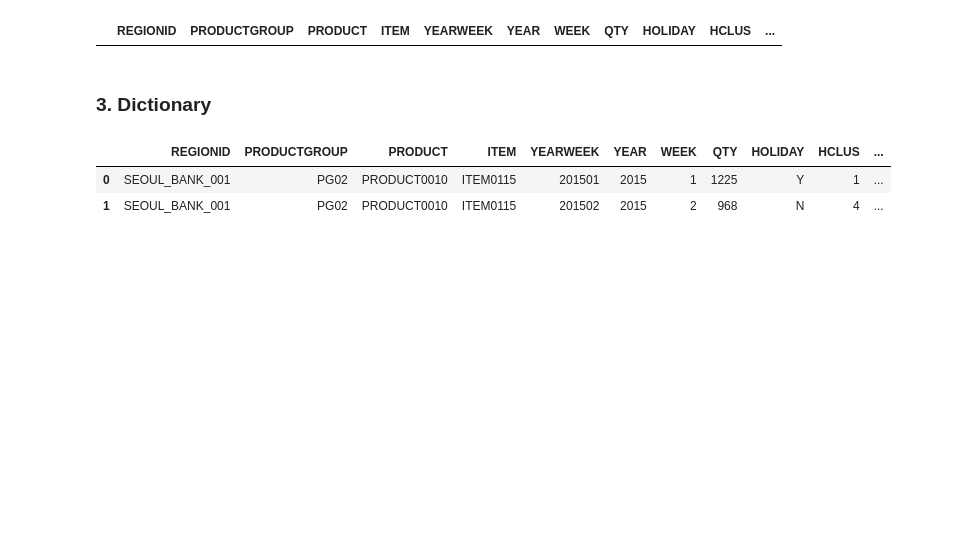
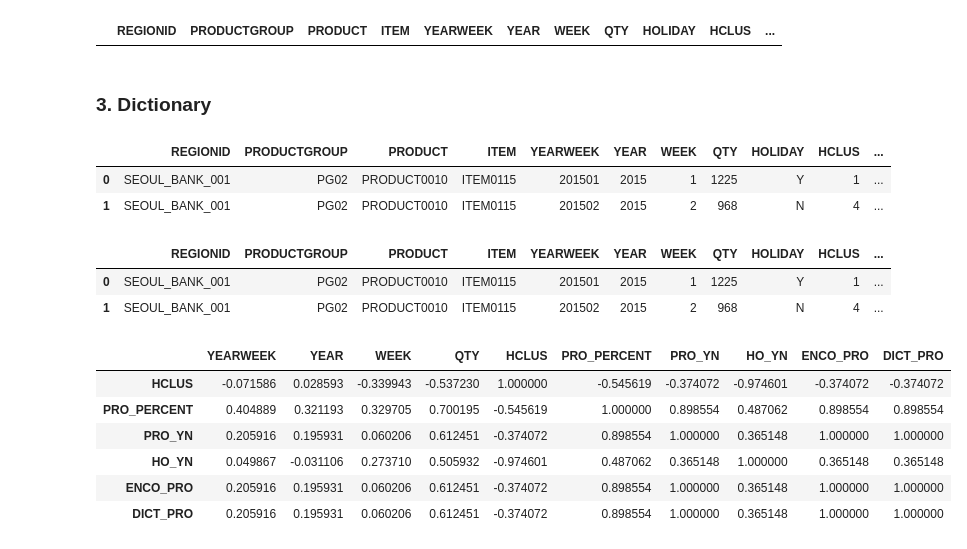
Before and after one commit to bearcho/sep3, a Jupyter notebook: 9월3일실습.ipynb, the cells around one changed output. Saved outputs shown, nothing was run; the diff lists cells and outputs as text; code cells hidden in the pictures; blank space fills up the shorter version.

```diff
--- a/9월3일실습.ipynb
+++ b/9월3일실습.ipynb
@@ -106,3 +106,25 @@ featuresData.head(2)
 |  | REGIONID | PRODUCTGROUP | PRODUCT | ITEM | YEARWEEK | YEAR | WEEK | QTY | HOLIDAY | HCLUS | ... |
 | 0 | SEOUL_BANK_001 | PG02 | PRODUCT0010 | ITEM0115 | 201501 | 2015 | 1 | 1225 | Y | 1 | ... |
 | 1 | SEOUL_BANK_001 | PG02 | PRODUCT0010 | ITEM0115 | 201502 | 2015 | 2 | 968 | N | 4 | ... |
+# %%
+cleansedData = featuresData[ (featuresData.YEARWEEK >= 201501) & (featuresData.YEARWEEK <= 201652) ]
+# %%
+cleansedData.head(2)
+# %% [output]
+|  | REGIONID | PRODUCTGROUP | PRODUCT | ITEM | YEARWEEK | YEAR | WEEK | QTY | HOLIDAY | HCLUS | ... |
+| 0 | SEOUL_BANK_001 | PG02 | PRODUCT0010 | ITEM0115 | 201501 | 2015 | 1 | 1225 | Y | 1 | ... |
+| 1 | SEOUL_BANK_001 | PG02 | PRODUCT0010 | ITEM0115 | 201502 | 2015 | 2 | 968 | N | 4 | ... |
+# %%
+corrdf = cleansedData.corr()
+# %%
+corrStd  = 0.5
+# %%
+corrdf[(abs(corrdf["QTY"]) > corrStd) &(corrdf["QTY"] < 1)]
+# %% [output]
+|  | YEARWEEK | YEAR | WEEK | QTY | HCLUS | PRO_PERCENT | PRO_YN | HO_YN | ENCO_PRO | DICT_PRO |
+| HCLUS | -0.071586 | 0.028593 | -0.339943 | -0.537230 | 1.000000 | -0.545619 | -0.374072 | -0.974601 | -0.374072 | -0.374072 |
+| PRO_PERCENT | 0.404889 | 0.321193 | 0.329705 | 0.700195 | -0.545619 | 1.000000 | 0.898554 | 0.487062 | 0.898554 | 0.898554 |
+| PRO_YN | 0.205916 | 0.195931 | 0.060206 | 0.612451 | -0.374072 | 0.898554 | 1.000000 | 0.365148 | 1.000000 | 1.000000 |
+| HO_YN | 0.049867 | -0.031106 | 0.273710 | 0.505932 | -0.974601 | 0.487062 | 0.365148 | 1.000000 | 0.365148 | 0.365148 |
+| ENCO_PRO | 0.205916 | 0.195931 | 0.060206 | 0.612451 | -0.374072 | 0.898554 | 1.000000 | 0.365148 | 1.000000 | 1.000000 |
+| DICT_PRO | 0.205916 | 0.195931 | 0.060206 | 0.612451 | -0.374072 | 0.898554 | 1.000000 | 0.365148 | 1.000000 | 1.000000 |
```
Also changed, not shown: parts of 39 cells of this notebook.
